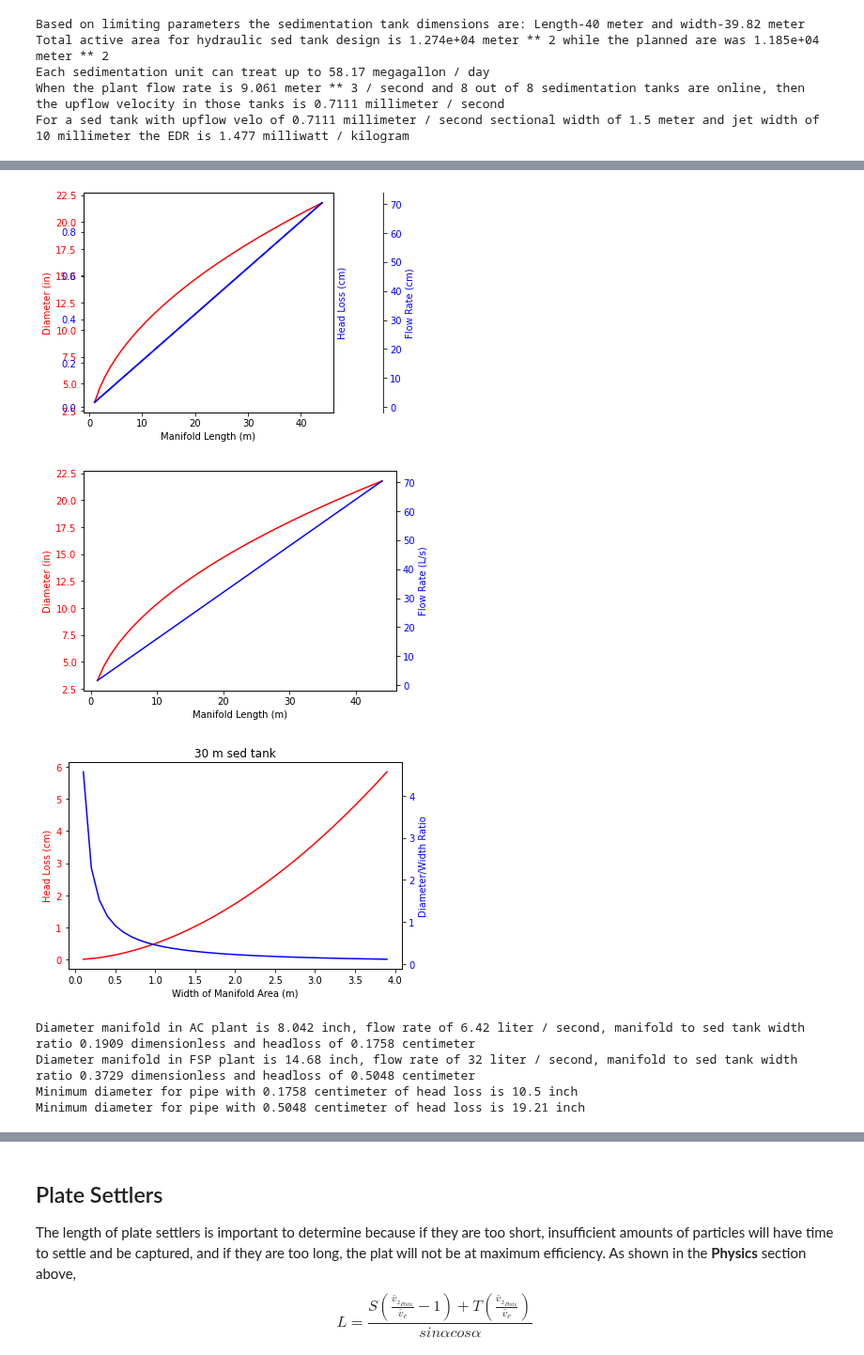
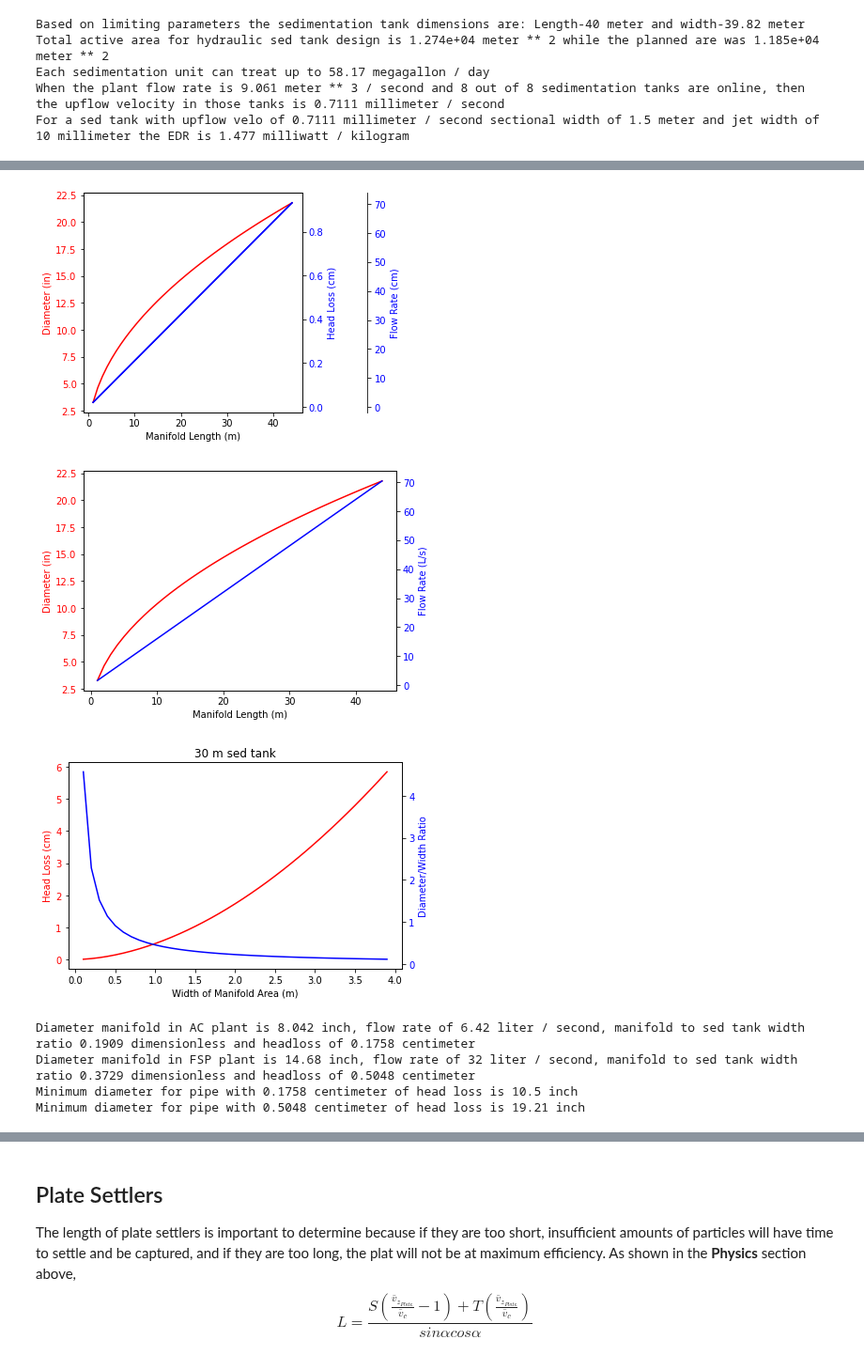
Before and after one commit to MWSteams/4590FSP, a Jupyter notebook: Sedimentation_Hydraulic.ipynb, the cells around one changed output, grey strips where cells are left out. Shown at 94% size. Drawn from its saved outputs; the diff is of its cells as text; code cells hidden in the pictures.

```diff
--- a/Sedimentation_Hydraulic.ipynb
+++ b/Sedimentation_Hydraulic.ipynb
@@ -464,7 +464,7 @@ for l in range(1,45):
   hl=ac.headloss_major_pipe(manifold_FSP[1], manifold_FSP[0],l, Nu, Roughness )
   headloss.append(hl.to(u.cm)/u.cm)
 
-## plot diameter and headloss for each manifold length
+## plot diameter vs headloss and flow rate for each manifold length
 fig, ax1 = plt.subplots()
 ax1.set_xlabel('Manifold Length (m)')
 ax1.set_ylabel('Diameter (in)', color='red')
@@ -477,32 +477,18 @@ ax2.set_ylabel('Head Loss (cm)', color='blue')  #
 ax2.plot(lengths, headloss, color='blue')
 ax2.tick_params(axis='y', labelcolor='blue')
 
-ax3 = ax2.twinx()  #create a second y axis
+ax3 = ax1.twinx()  #create a second y axis
 
 ax3.set_ylabel('Flow Rate (cm)', color='blue')  #
 ax3.plot(lengths, Q, color='blue')
 ax3.tick_params(axis='y', labelcolor='blue')
-ax3.spines["right"].set_position(("axes", 1.2))
+ax3.spines["right"].set_position(("axes", 1.3))
 
 fig.tight_layout()
 plt.show()
 
-## plot diameter and flow rate for each manifold length
-fig, ax1 = plt.subplots()
-ax1.set_xlabel('Manifold Length (m)')
-ax1.set_ylabel('Diameter (in)', color='red')
-ax1.plot(lengths, D, color='red')
-ax1.tick_params(axis='y', labelcolor='red')
 
-ax2 = ax1.twinx()  #create a second y axis
-
-ax2.set_ylabel('Flow Rate (L/s)', color='blue')  #
-ax2.plot(lengths, Q, color='blue')
-ax2.tick_params(axis='y', labelcolor='blue')
-
-fig.tight_layout()
-plt.show()
-
+#Generate manifolds with different widths from peak to peak of the triangles
 
 length_sed_unit_FSP = 30*u.m
 width_section = 1*u.m
@@ -575,34 +561,34 @@ for l in lengths:
 
 # number of diffusers based on standard AC design
 n_diffusers_AC = (L_Sed / (5*u.cm)).to(u.dimensionless)
 n_diffusers_FSP = ( length_sed_unit_FSP/ (5*u.cm)).to(u.dimensionless)
 
 # Head loss in manifold function from AC Core
 head_loss_manifold_AC_2 = ac.headloss_manifold(manifold_AC[1], manifold_AC[0], L_Sed, KMinor_manifold, Nu, Roughness,NumOutlets = n_diffusers_AC )
 head_loss_manifold_FSP_2 = ac.headloss_manifold(manifold_FSP[1], manifold_FSP[0], length_sed_unit_FSP, KMinor_manifold, Nu, Roughness, NumOutlets=n_diffusers_FSP )
 
 
 print('Diameter manifold in AC plant is '+str(manifold_AC[0])+', flow rate of '+str(manifold_AC[1])+
       ', manifold to sed tank width ratio '+str(ratio_manifold_sed_AC)+' and headloss of '+str(head_loss_manifold_AC_2.to(u.cm)) )
 print('Diameter manifold in FSP plant is '+str(manifold_FSP[0])+', flow rate of '+str(manifold_FSP[1])+
       ', manifold to sed tank width ratio '+str(ratio_manifold_sed_FSP)+' and headloss of '+str(head_loss_manifold_FSP_2.to(u.cm)) )
 
 
 ## next calculate the diameter of a pipe based on desired max head loss value
 # Issue with the previous analysis is that if works if the headloss is kept low. With our higher flow rates this
 # may not be true
 
 diam_manifold_AC = ac.diam_pipe(manifold_AC[1], head_loss_manifold_AC_2, L_Sed , Nu, Roughness,KMinor_manifold)
 diam_manifold_FSP = ac.diam_pipe(manifold_FSP[1], head_loss_manifold_FSP_2, length_sed_unit_FSP , Nu, Roughness, KMinor_manifold)
 
 # What amount of head loss in the manifold is acceptable? Should we try to keep the head loss as low as in the AC designs?
 # if we do that then we can set the head loss in diam_manifold_FSP equal to head_loss_manifold_AC_2
 # more head loss in the pipe could probably help flow distribution and counter the pressure recovery
 
 print('Minimum diameter for pipe with '+str(head_loss_manifold_AC_2.to(u.cm))+' of head loss is '+str(diam_manifold_AC.to(u.inch)))
 print('Minimum diameter for pipe with '+str(head_loss_manifold_FSP_2.to(u.cm))+' of head loss is '+str(diam_manifold_FSP.to(u.inch)))
 # %% [output]
-[figure, old version]
+[figure, new version]
 [figure]
 [figure]
 Diameter manifold in AC plant is 8.042 inch, flow rate of 6.42 liter / second, manifold to sed tank width ratio 0.1909 dimensionless and headloss of 0.1758 centimeter
```
